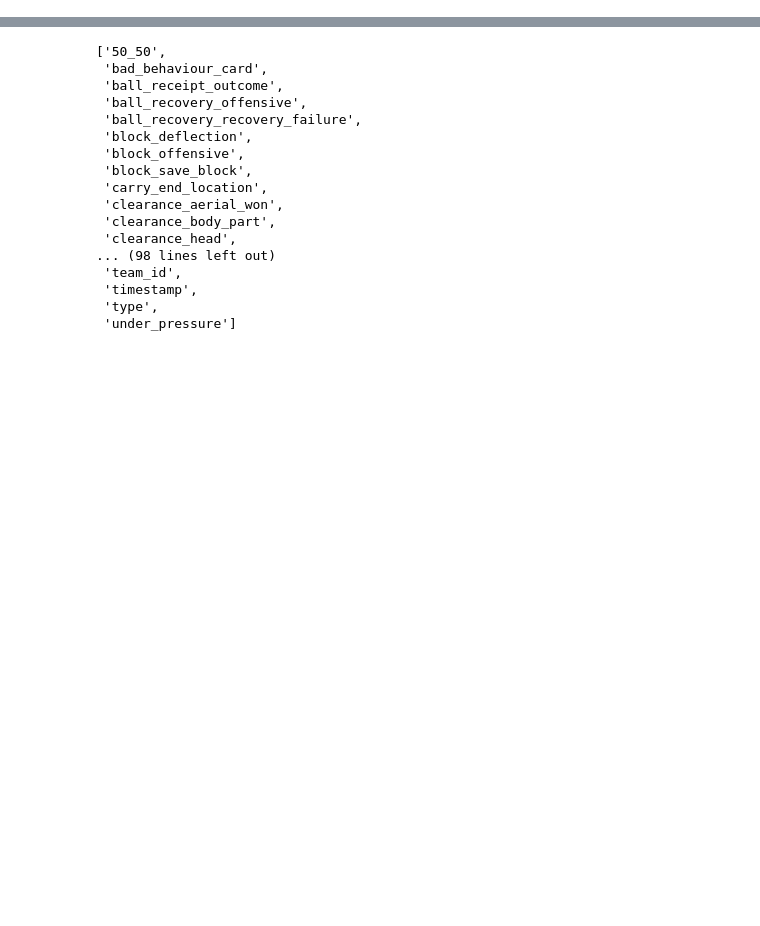
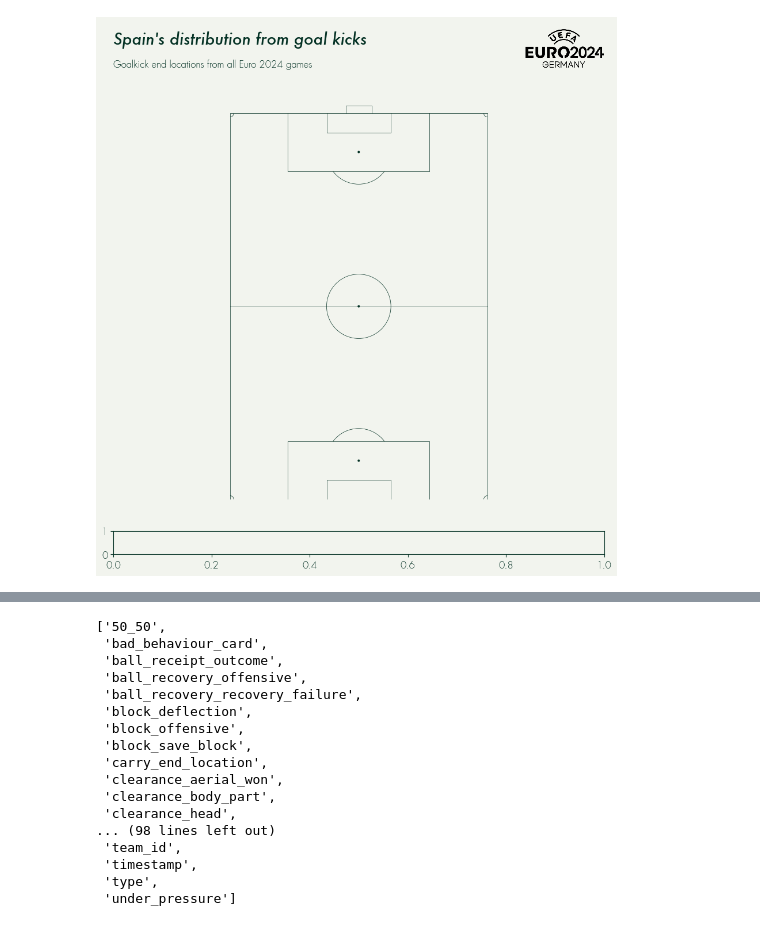
Before and after one commit to MarijnSt/spain-analysis-euro-2024, a Jupyter notebook: notebooks/build_up.ipynb, the cells around one changed output, grey strips where cells are left out. Drawn from its saved outputs; the diff is of its cells as text; code cells hidden in the pictures; blank space fills up the shorter version.

Commit message:
feat: init gk distribution plot

```diff
--- a/notebooks/build_up.ipynb
+++ b/notebooks/build_up.ipynb
@@ -1,6 +1,7 @@
 # %%
 import sys
 import os
+import pandas as pd
 
 # Add the project root to the Python path
 sys.path.append(os.path.join(os.getcwd(), '..'))
@@ -8,3 +9,10 @@ sys.path.append(os.path.join(os.getcwd(), '..'))
 # Import the project modules
 from src.config import config, setup_logging
 from src.extract import fetch_statsbomb_event_data
+from src.viz import create_gk_distribution_plot
+
+# Init logging
+logger = setup_logging(log_file="../logs/statsbomb_data.log")
+
+fig = create_gk_distribution_plot(pd.DataFrame())
+# %% [output]
@@ -10,0 +20 @@ from src.extract import fetch_statsbomb_event_data
+[figure, added]
```
Also changed, not shown: parts of 8 cells of this notebook, 11 other files.
